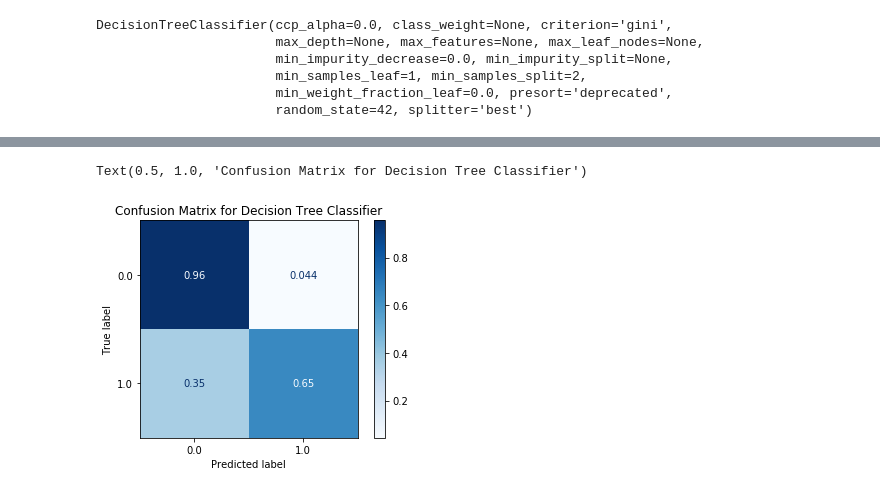
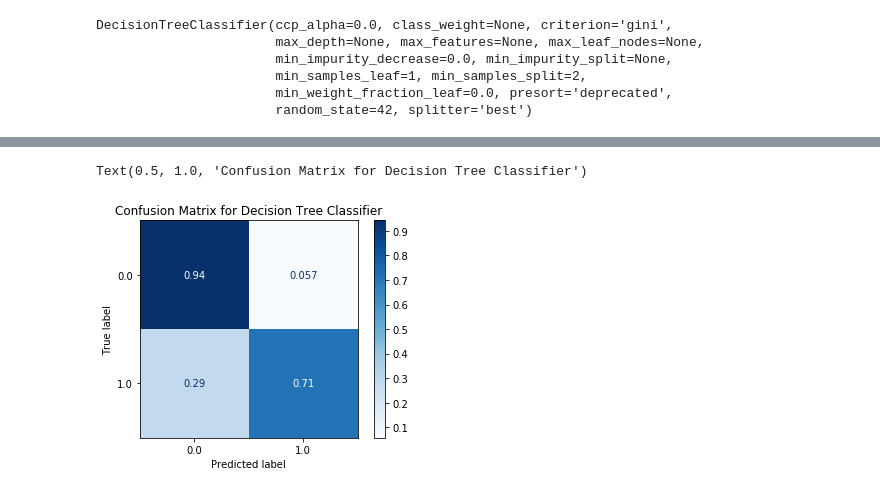
Before and after one commit to kangand/1000ml, a Jupyter notebook: unit5_project/Model Testing Simple.ipynb, the cells around one changed output, grey strips where cells are left out. Saved outputs shown, nothing was run; the diff lists cells and outputs as text; code cells hidden in the pictures.

```diff
--- a/unit5_project/Model Testing Simple.ipynb
+++ b/unit5_project/Model Testing Simple.ipynb
@@ -93,10 +92,10 @@ from sklearn.metrics import confusion_matrix, plot_confusion_matrix
 # %%
 plot_confusion_matrix(dtc,
-                      X_test,
-                      y_test,
+                      X_val,
+                      y_val,
                       cmap= 'Blues',
                       normalize = 'true')
 plt.title('Confusion Matrix for Decision Tree Classifier')
 # %% [output]
 Text(0.5, 1.0, 'Confusion Matrix for Decision Tree Classifier')
-[figure, old version]
+[figure, new version]
```
Also changed, not shown: parts of 9 cells of this notebook, 2 other files.
